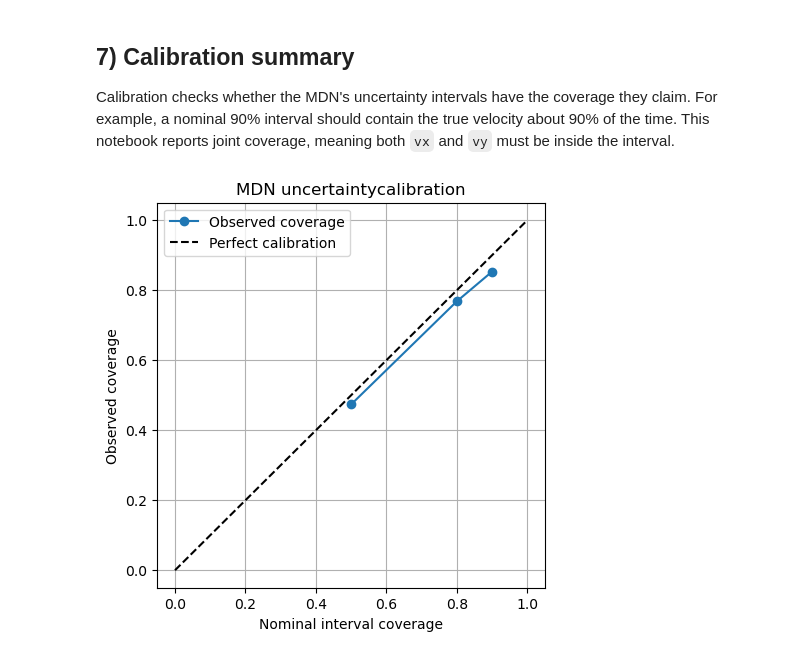
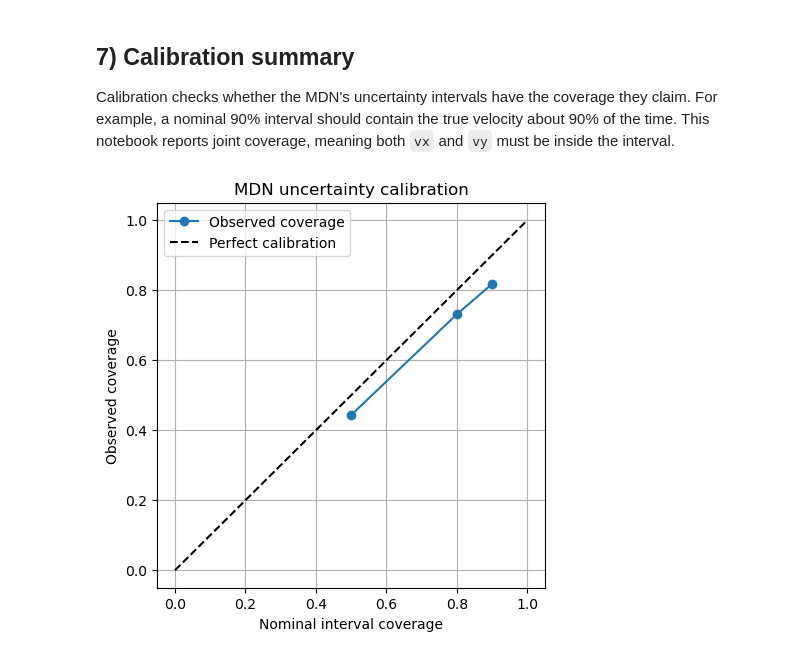
Before and after one commit to angelrodriguez0617/mdn-motor-decoding, a Jupyter notebook: mdn_future_motor_intent.ipynb, the cells around one changed output. Drawn from its saved outputs; the diff is of its cells as text; code cells hidden in the pictures.

Commit message:
MDN bug has been fixed after calibration

```diff
--- a/mdn_future_motor_intent.ipynb
+++ b/mdn_future_motor_intent.ipynb
@@ -388,7 +395,7 @@ baseline, baseline_history = train_baseline(
     BaselineDecoder(train_X.shape[1]),
     train_loader,
     val_loader,
-    epochs=12,
+    epochs=10,
 )
 # %%
 
@@ -397,7 +404,8 @@ mdn, mdn_history = train_mdn(
     MDNDecoder(train_X.shape[1], n_components=1, hidden_dim=64),
     train_loader,
     val_loader,
-    epochs=12,
+    epochs=10,
+    lr=2e-3
 )
 # %% [markdown]
 ## 5) Learning curves
@@ -430,8 +438,21 @@ plt.show()
 print("Train mean/std:", train_y.mean(axis=0), train_y.std(axis=0))
 print("Val mean/std:", val_y.mean(axis=0), val_y.std(axis=0))
 print("Test mean/std:", test_y.mean(axis=0), test_y.std(axis=0))
+print()
 
 print("Baseline validation MSE:", baseline_history["val_loss"][-1])
 print("MDN final train NLL:", mdn_history["train_loss"][-1])
 print("MDN final validation NLL:", mdn_history["val_loss"][-1])
+print()
+
+with torch.no_grad():
+    xb, yb = next(iter(test_loader))
+    xb = xb.to(DEVICE)
+
+    logits, mu, scale = mdn(xb)
+
+print("MDN mean:", mu.mean(dim=(0, 1)).cpu().numpy())
+print("MDN mean std:", mu.std(dim=(0, 1)).cpu().numpy())
+print("MDN scale:", scale.mean(dim=(0, 1)).cpu().numpy())
+print("MDN scale std:", scale.std(dim=(0, 1)).cpu().numpy())
 # %% [output]
@@ -552,37 +608,41 @@ Calibration checks whether the MDN's uncertainty intervals have the coverage the
 def calibration_table(y_true, samples, levels=(0.5, 0.8, 0.9)):
     rows = []
     for level in levels:
         lo = (1 - level) / 2
         hi = 1 - lo
         q_lo = np.quantile(samples, lo, axis=0)
         q_hi = np.quantile(samples, hi, axis=0)
         coverage = interval_coverage(y_true, q_lo, q_hi)
         rows.append((level, coverage))
     return rows
 
 # Recompute sample set over the test partition once for calibration table
 all_samples = []
 with torch.no_grad():
     for xb, _ in test_loader:
         xb = xb.to(DEVICE)
-        logits, mu, L = mdn(xb)
-        all_samples.append(mdn_sample(logits, mu, L, n_samples=300).cpu().numpy())
+        logits, mu, scale = mdn(xb)
+        all_samples.append(mdn_sample(logits, mu, scale, n_samples=300).cpu().numpy())
 
-samples_test = np.concatenate(all_samples, axis=1)  # [S, N, 2]
-calibration = calibration_table(Y, samples_test, levels=(0.5, 0.8, 0.9))
-calibration
+samples_test_scaled = np.concatenate(all_samples, axis=1)
+Y_scaled_all = np.concatenate(all_y)
+calibration = calibration_table(
+    Y_scaled_all,
+    samples_test_scaled,
+    levels=(0.5, 0.8, 0.9),
+)
 
 nominal = [level for level, _ in calibration]
 observed = [coverage for _, coverage in calibration]
 
 plt.figure(figsize=(5, 5))
 plt.plot(nominal, observed, "o-", label="Observed coverage")
 plt.plot([0, 1], [0, 1], "k--", label="Perfect calibration")
 plt.xlabel("Nominal interval coverage")
 plt.ylabel("Observed coverage")
-plt.title("MDN uncertaintycalibration")
+plt.title("MDN uncertainty calibration")
 plt.legend()
 plt.grid(True)
 plt.show()
 # %% [output]
-[figure, old version]
+[figure, new version]
```
Also changed, not shown: parts of 8 cells of this notebook.
